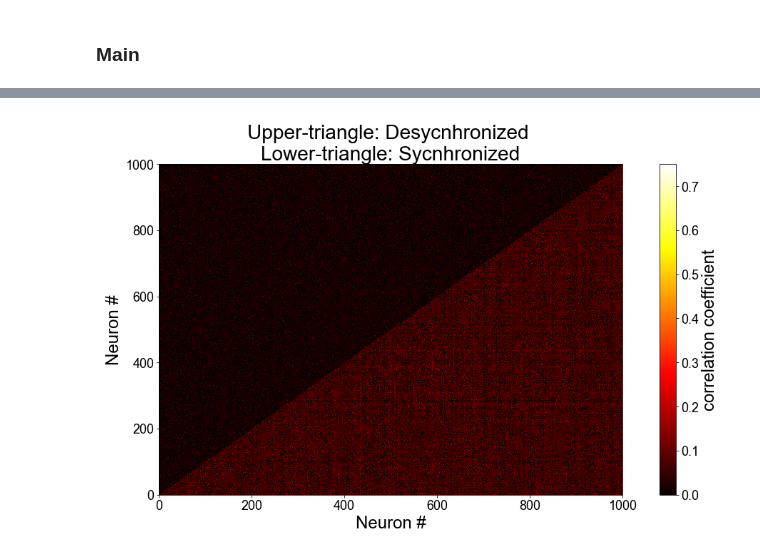
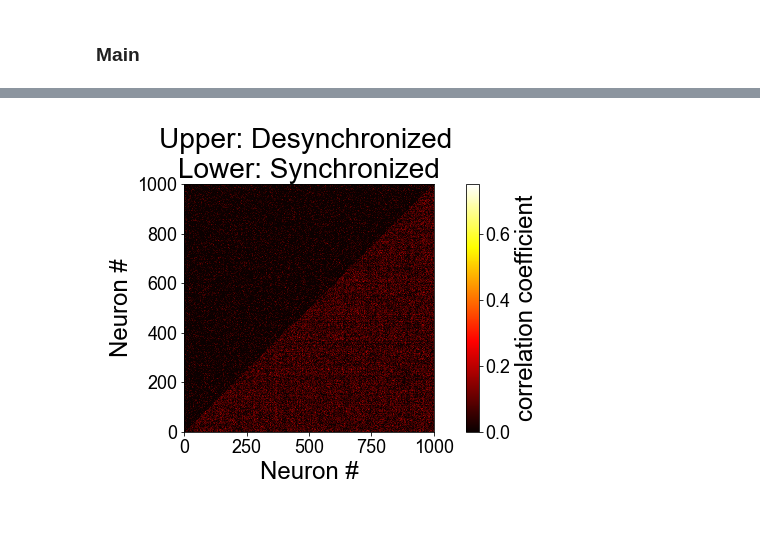
Before and after one commit to mwprestonjr/sfn_2022, a Jupyter notebook: notebooks/panel_1.ipynb, the cells around one changed output, grey strips where cells are left out. Drawn from its saved outputs; the diff is of its cells as text; code cells hidden in the pictures; blank space fills up the shorter version.

```diff
--- a/notebooks/panel_1.ipynb
+++ b/notebooks/panel_1.ipynb
@@ -194,34 +194,34 @@ plt.savefig(DIR_FIG + '/panel_1_s1.png')
 corr_mat = np.zeros([2,N_NEURONS,N_NEURONS])
 cov_mat = np.zeros([2,N_NEURONS,N_NEURONS])
 corr_mu = np.zeros(2)
 cov_mu = np.zeros(2)
 
 for ii, st in enumerate([spike_times_w,spike_times]):
     n_units = len(st)
     spike_trains = []
     for i_unit in range(n_units):
         st_i = neo.SpikeTrain(st[i_unit]*pq.s, N_SECONDS*pq.s)
         spike_trains.append(st_i)
 
     # compute corr
     cov_mat[ii] = covariance(BinnedSpikeTrain(spike_trains, bin_size=10*pq.ms))
     cov_mu[ii] = np.mean(cov_mat[ii])
     corr_mat[ii] = correlation_coefficient(BinnedSpikeTrain(spike_trains, bin_size=10*pq.ms))
     corr_mu[ii] = np.mean(corr_mat[ii])
 
 # combine data for compact plotting
 corr_mat_comb = np.tril(corr_mat[0], -1) + np.triu(corr_mat[1], 1)
 
 # compute norm for colorbar
 norm = Normalize(vmin=0, vmax=np.max(corr_mat)*0.75)
 
-fig, ax = plt.subplots(figsize=[12,8])
+fig, ax = plt.subplots(figsize=[6,5])
 ax.pcolormesh(corr_mat_comb, cmap='hot', norm=norm)
 fig.colorbar(ScalarMappable(norm=norm, cmap='hot'), ax=ax, label='correlation coefficient')
 ax.set(xlabel='Neuron #',ylabel='Neuron #')
-ax.set_title('Upper-triangle: Desycnhronized \nLower-triangle: Sycnhronized')
+ax.set_title('Upper: Desynchronized \nLower: Synchronized')
 
 # save
-plt.savefig(DIR_FIG + '/panel_1_s2.png')
+plt.savefig(DIR_FIG + '/panel_1_fig2.png')
 # %% [output]
-[figure, old version]
+[figure, new version]
```
Also changed, not shown: parts of 4 cells of this notebook.
